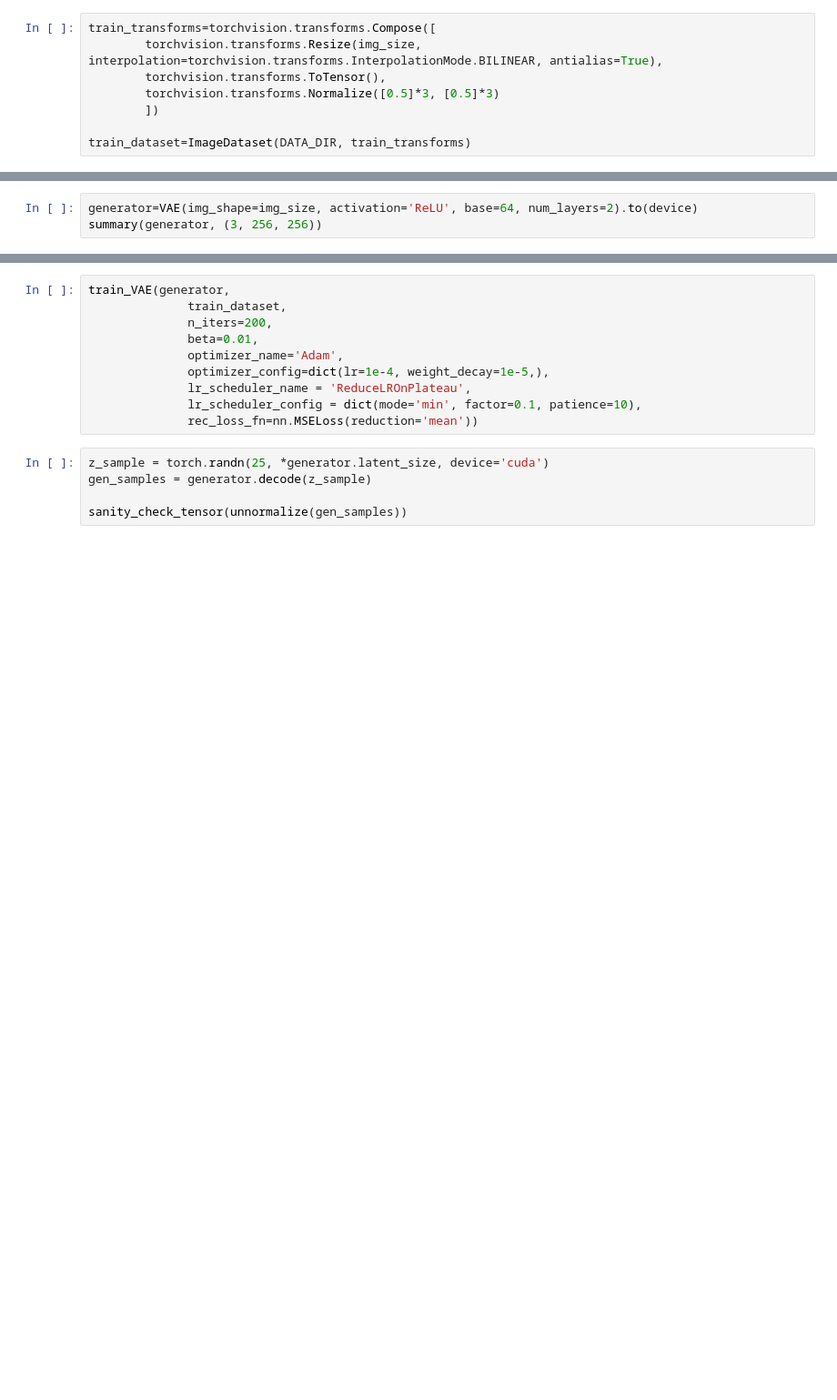
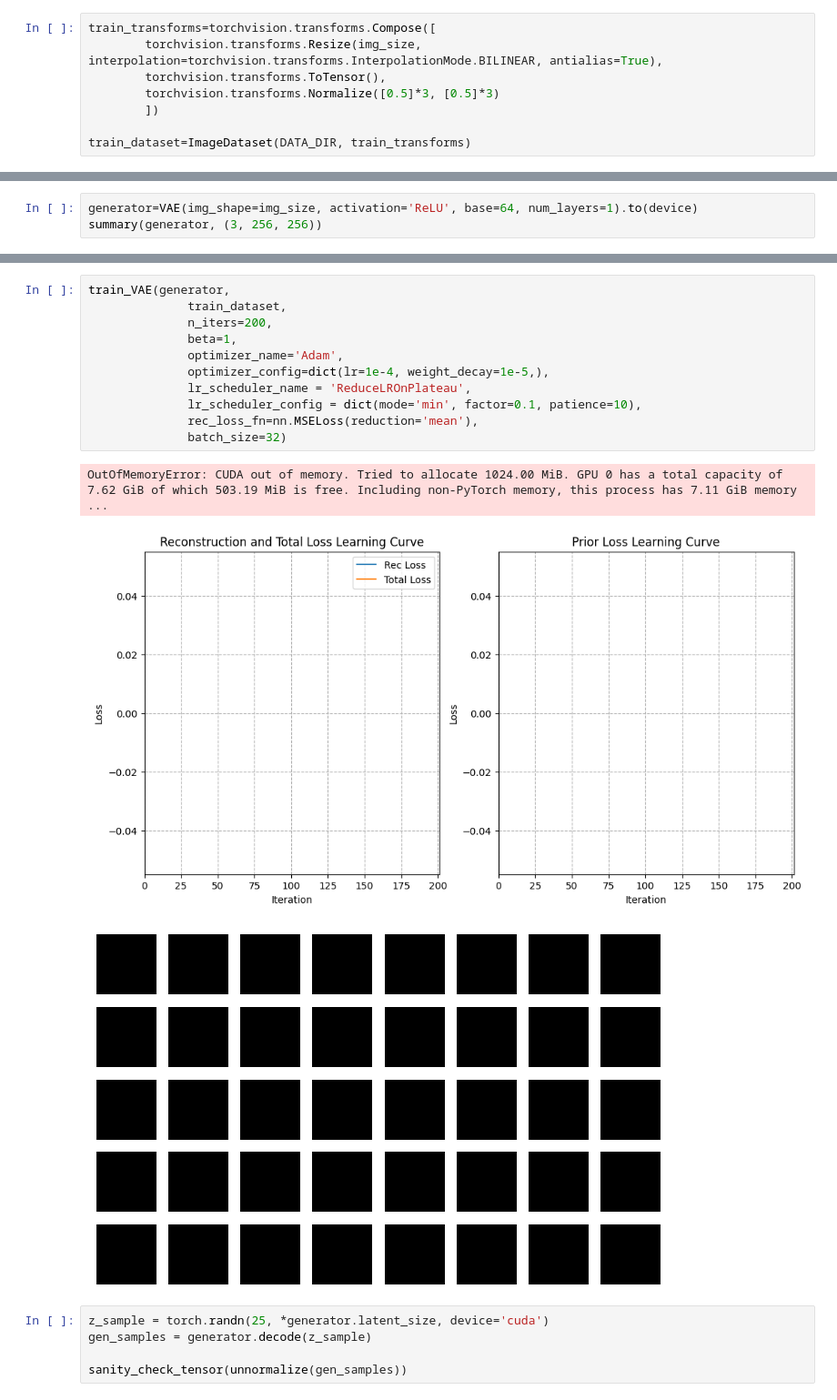
Before and after one commit to mukundan-chariar1/diffusion_transformer_pytorch, a Jupyter notebook: train.ipynb, the cells around one changed output, grey strips where cells are left out. Shown at 91% size. Saved outputs shown, nothing was run; the diff lists cells and outputs as text; blank space fills up the shorter version.

```diff
--- a/train.ipynb
+++ b/train.ipynb
@@ -51,3 +56,3 @@ sanity_check(ImageDataset(DATA_DIR,
 # %%
-generator=VAE(img_shape=img_size, activation='ReLU', base=64, num_layers=2).to(device)
+generator=VAE(img_shape=img_size, activation='ReLU', base=64, num_layers=1).to(device)
 summary(generator, (3, 256, 256))
@@ -54,13 +77,18 @@ summary(generator, (3, 256, 256))
 # %%
 train_VAE(generator,
               train_dataset,
               n_iters=200,
-              beta=0.01,
+              beta=1,
               optimizer_name='Adam',
               optimizer_config=dict(lr=1e-4, weight_decay=1e-5,),
               lr_scheduler_name = 'ReduceLROnPlateau',
               lr_scheduler_config = dict(mode='min', factor=0.1, patience=10),
-              rec_loss_fn=nn.MSELoss(reduction='mean'))
+              rec_loss_fn=nn.MSELoss(reduction='mean'),
+              batch_size=32)
+# %% [output]
+OutOfMemoryError: CUDA out of memory. Tried to allocate 1024.00 MiB. GPU 0 has a total capacity of 7.62 GiB of which 503.19 MiB is free. Including non-PyTorch memory, this process has 7.11 GiB memory  ...
+[figure, added]
+[figure, added]
 # %%
 z_sample = torch.randn(25, *generator.latent_size, device='cuda')
 gen_samples = generator.decode(z_sample)
```
Also changed, not shown: parts of 5 cells of this notebook, 5 other files.
